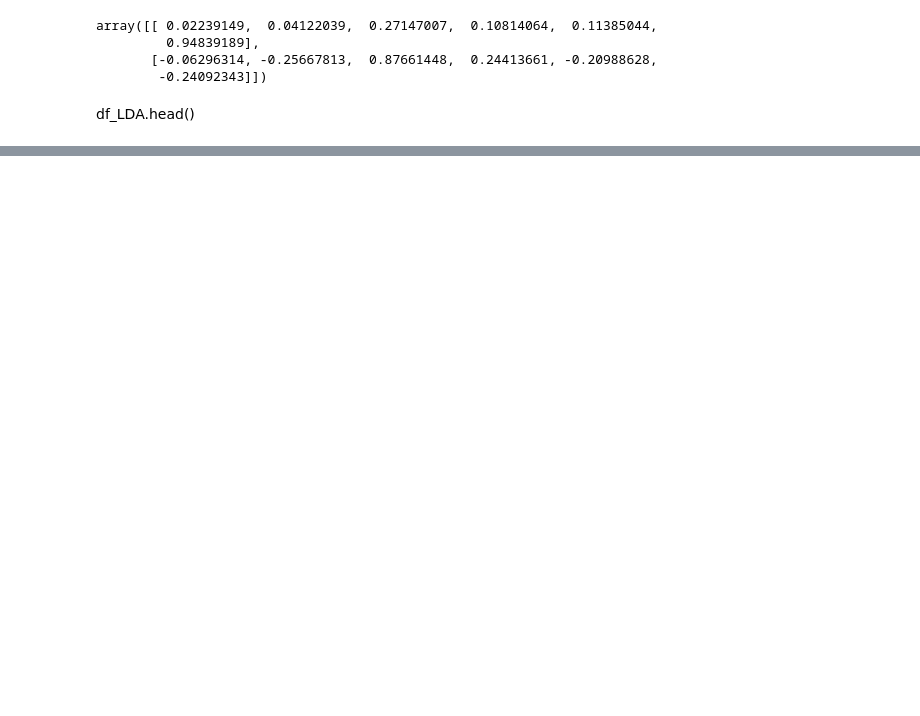
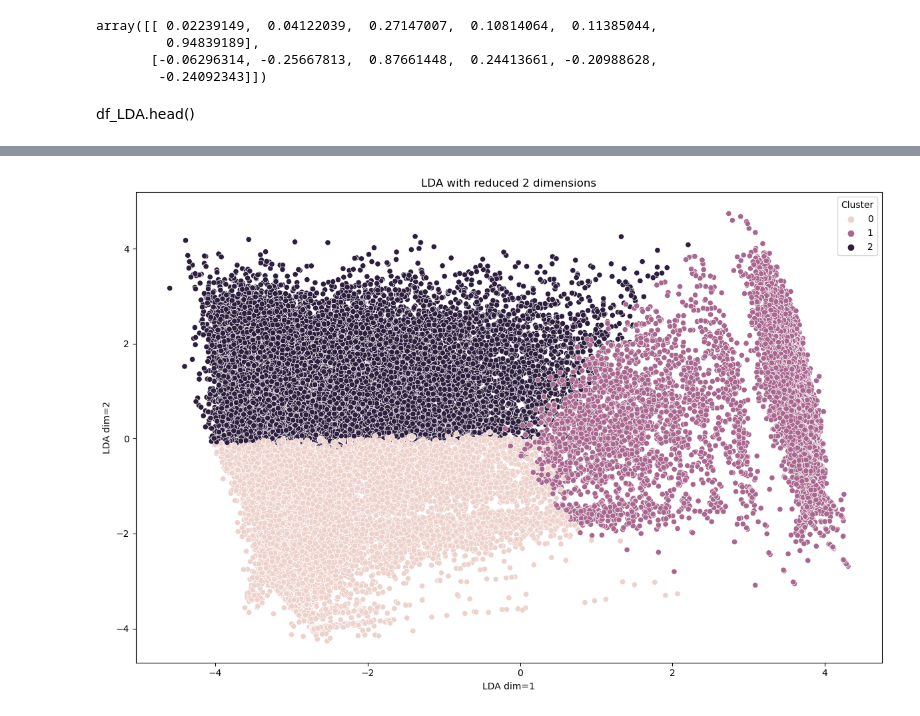
Before and after one commit to pokwir/Lighthouse-data-notes, a Jupyter notebook: Unit_5/Day_5/unsupervised-learning-/LDA PCA Viz-1.ipynb, the cells around one changed output, grey strips where cells are left out. Drawn from its saved outputs; the diff is of its cells as text; code cells hidden in the pictures; blank space fills up the shorter version.

```diff
--- a/Unit_5/Day_5/unsupervised-learning-/LDA PCA Viz-1.ipynb
+++ b/Unit_5/Day_5/unsupervised-learning-/LDA PCA Viz-1.ipynb
@@ -137,0 +191,8 @@ fig.show()
+# %%
+# Scatter plot LDA with the reduced 2 dimensions
+fig, ax = plt.subplots(figsize=(12, 8))
+sns.scatterplot(x = lda_feature_names[0], y = lda_feature_names[1], hue='Cluster', data=df_reduced, ax=ax)
+ax.set_title('LDA with reduced 2 dimensions')
+fig.tight_layout()
+# %% [output]
+[figure, added]
```
Also changed, not shown: parts of 15 cells of this notebook, 20 other files.
